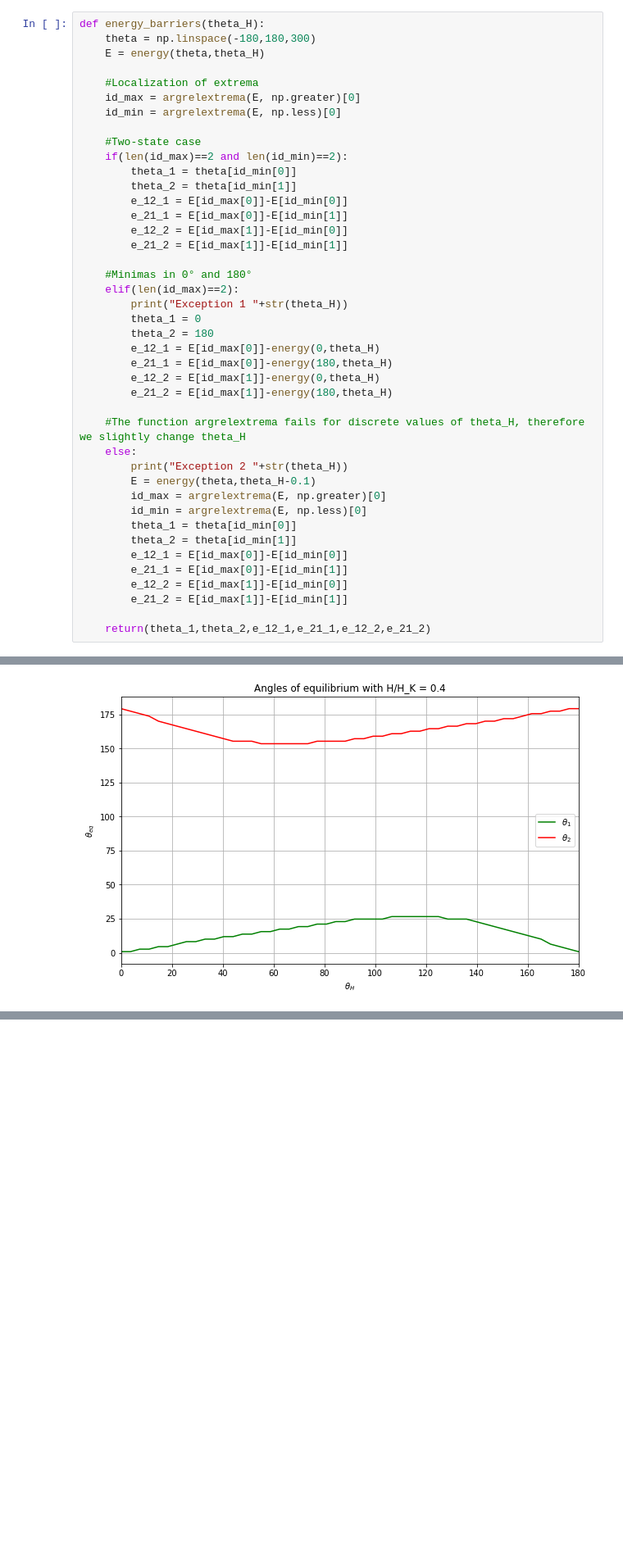
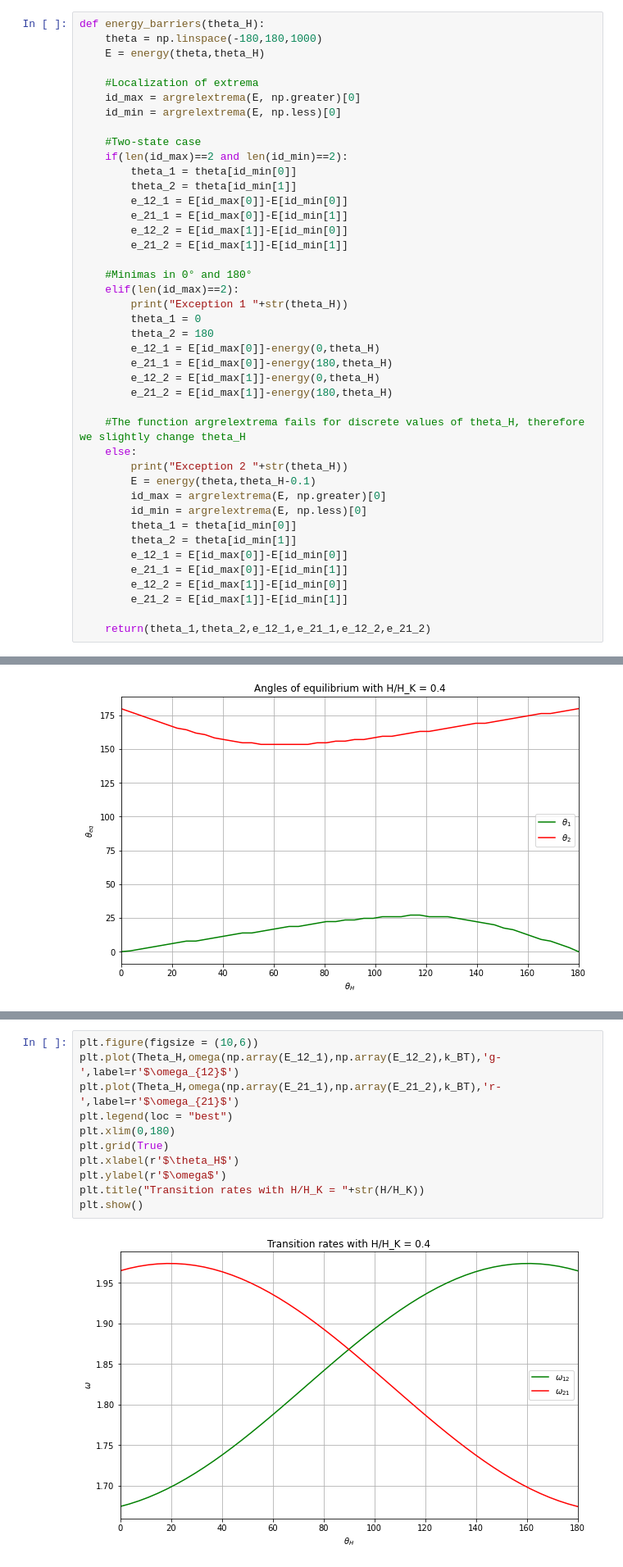
Before and after one commit to spintronic-computing-group/spnc, a Jupyter notebook: notebooks/SPNC-anisotropy/SPNC-Anisotropy.ipynb, the cells around one changed output, grey strips where cells are left out. Shown at 82% size. Drawn from its saved outputs; the diff is of its cells as text; blank space fills up the shorter version.

Commit message:
transition rates

```diff
--- a/notebooks/SPNC-anisotropy/SPNC-Anisotropy.ipynb
+++ b/notebooks/SPNC-anisotropy/SPNC-Anisotropy.ipynb
@@ -52,7 +57,7 @@ There are 4 extrema in this landscape. The positions of minima will be called $\
 We can know evaluate the energy barriers of this landscape, according to the value of $\theta_H$. We both save the value of $\theta$ and the value $E(\theta)$ on the extrema.
 # %%
 def energy_barriers(theta_H):
-    theta = np.linspace(-180,180,300)
+    theta = np.linspace(-180,180,1000)
     E = energy(theta,theta_H)
 
     #Localization of extrema
@@ -158,3 +169,16 @@ def omega(e_b,k_BT):
+# %%
+plt.figure(figsize = (10,6))
+plt.plot(Theta_H,omega(np.array(E_12_1),np.array(E_12_2),k_BT),'g-',label=r'$\omega_{12}$')
+plt.plot(Theta_H,omega(np.array(E_21_1),np.array(E_21_2),k_BT),'r-',label=r'$\omega_{21}$')
+plt.legend(loc = "best")
+plt.xlim(0,180)
+plt.grid(True)
+plt.xlabel(r'$\theta_H$')
+plt.ylabel(r'$\omega$')
+plt.title("Transition rates with H/H_K = "+str(H/H_K))
+plt.show()
+# %% [output]
+[figure, added]
 # %% [markdown]
 ### Magnetization at equilibrium
 
```
Also changed, not shown: parts of 14 cells of this notebook.
